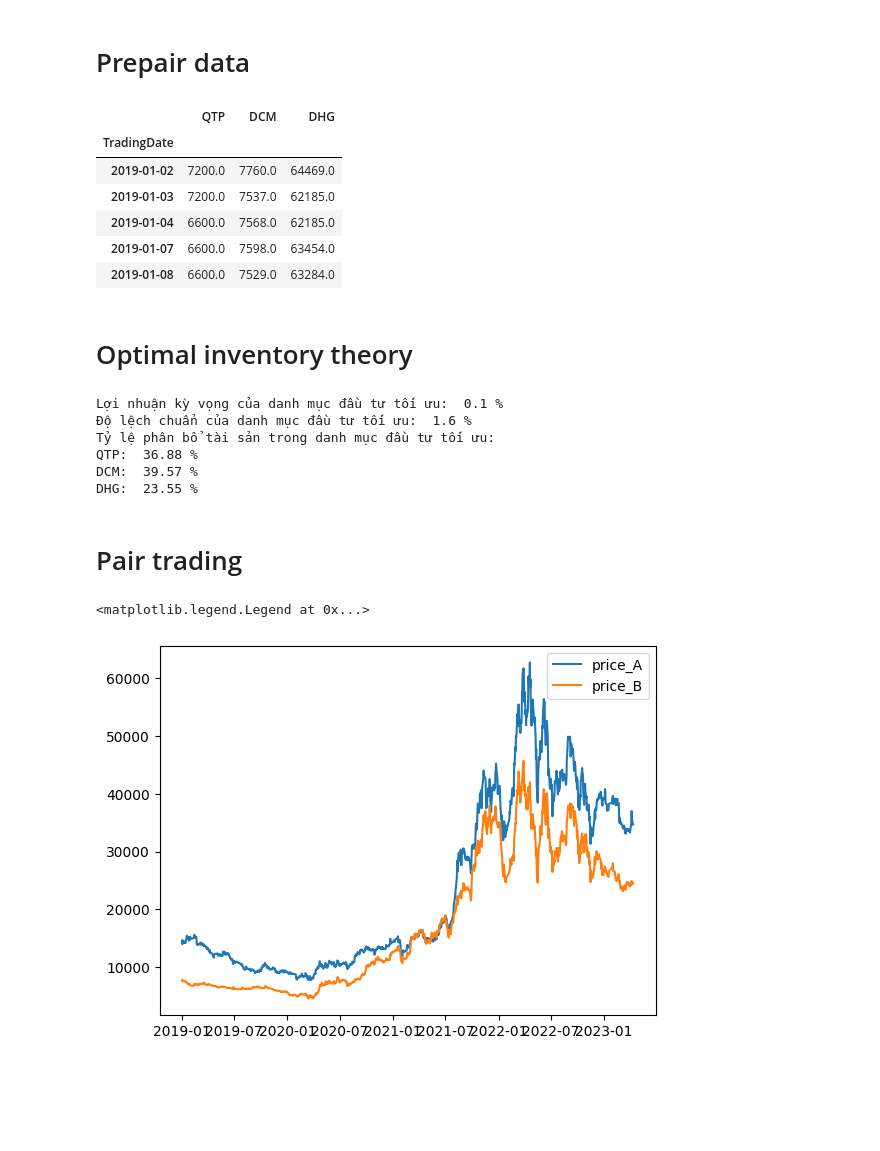
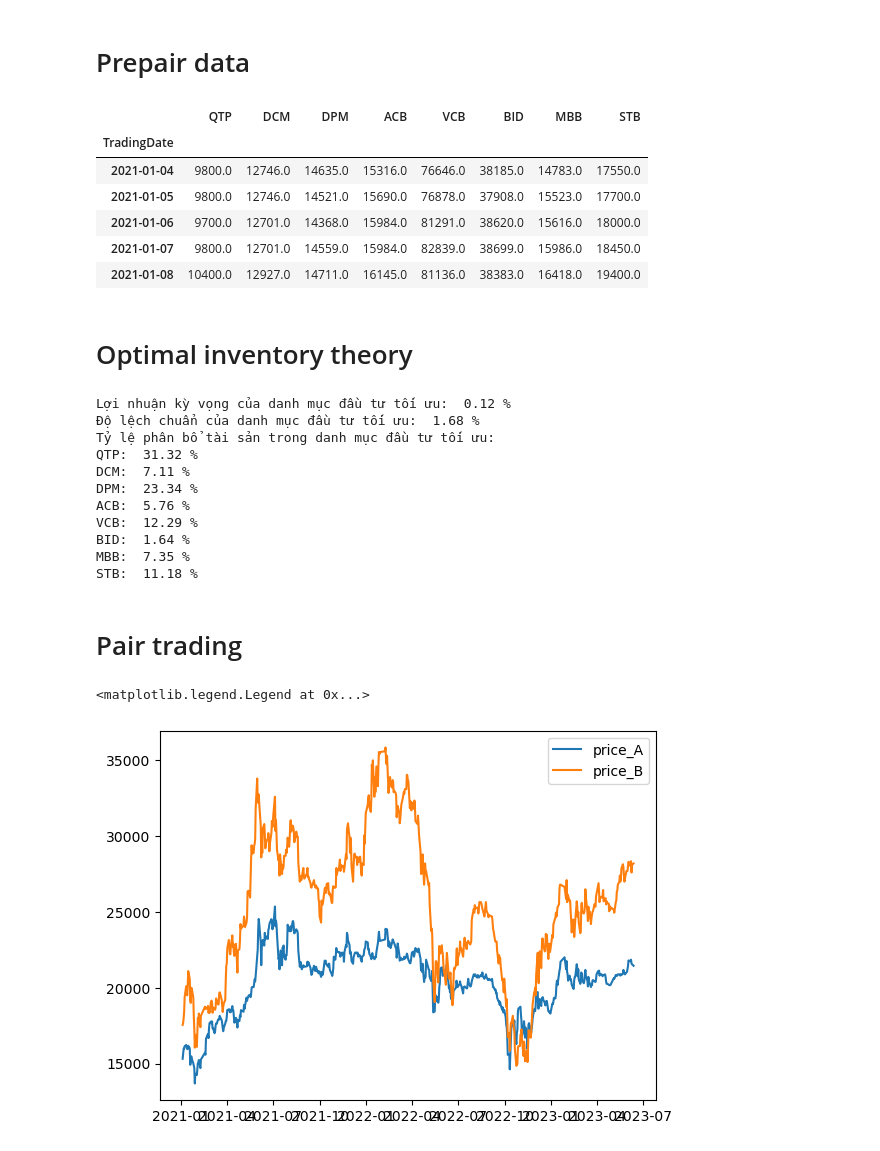
Before and after one commit to tmitrung/AutoTrading, a Jupyter notebook: optimal_theory_pair_trading.ipynb, the cells around one changed output. Saved outputs shown, nothing was run; the diff lists cells and outputs as text; code cells hidden in the pictures; blank space fills up the shorter version.

```diff
--- a/optimal_theory_pair_trading.ipynb
+++ b/optimal_theory_pair_trading.ipynb
@@ -15,14 +15,14 @@ import pandas as pd
 import numpy as np
 
 # Tạo danh sách các mã cổ phiếu
-tickers = ['QTP', 'DCM', 'DPM']
+tickers = ['QTP', 'DCM', 'DPM','ACB','VCB','BID','MBB','STB']
 # Tải dữ liệu giá cổ phiếu từ Yahoo Finance
 data = pd.DataFrame()
 for ticker in tickers:
   try:
     df =  stock_historical_data(symbol=ticker,
-                                start_date="2019-01-01",
-                                end_date='2023-04-11')[['TradingDate', 'Close']]
+                                start_date="2021-01-01",
+                                end_date='2023-06-12')[['TradingDate', 'Close']]
     df.rename(columns={'Close': ticker}, inplace =True)
     df.set_index('TradingDate', inplace=True)
     data = pd.concat([data, df], axis=1)
@@ -34,13 +34,13 @@ data.to_csv('stock_data.csv')
 # %%
 data.head()
 # %% [output]
-|  | QTP | DCM | DHG |
-| TradingDate |  |  |  |
-| 2019-01-02 | 7200.0 | 7760.0 | 64469.0 |
-| 2019-01-03 | 7200.0 | 7537.0 | 62185.0 |
-| 2019-01-04 | 6600.0 | 7568.0 | 62185.0 |
-| 2019-01-07 | 6600.0 | 7598.0 | 63454.0 |
-| 2019-01-08 | 6600.0 | 7529.0 | 63284.0 |
+|  | QTP | DCM | DPM | ACB | VCB | BID | MBB | STB |
+| TradingDate |  |  |  |  |  |  |  |  |
+| 2021-01-04 | 9800.0 | 12746.0 | 14635.0 | 15316.0 | 76646.0 | 38185.0 | 14783.0 | 17550.0 |
+| 2021-01-05 | 9800.0 | 12746.0 | 14521.0 | 15690.0 | 76878.0 | 37908.0 | 15523.0 | 17700.0 |
+| 2021-01-06 | 9700.0 | 12701.0 | 14368.0 | 15984.0 | 81291.0 | 38620.0 | 15616.0 | 18000.0 |
+| 2021-01-07 | 9800.0 | 12701.0 | 14559.0 | 15984.0 | 82839.0 | 38699.0 | 15986.0 | 18450.0 |
+| 2021-01-08 | 10400.0 | 12927.0 | 14711.0 | 16145.0 | 81136.0 | 38383.0 | 16418.0 | 19400.0 |
 # %% [markdown]
 # Optimal inventory theory
 # %%
@@ -86,11 +86,16 @@ print("Tỷ lệ phân bổ tài sản trong danh mục đầu tư tối ưu: ")
 for i in range(len(tickers)):
     print(tickers[i] + ": ", np.round(optimal_weights[i] * 100, 2), "%")
 # %% [output]
-Lợi nhuận kỳ vọng của danh mục đầu tư tối ưu:  0.1 %
-Độ lệch chuẩn của danh mục đầu tư tối ưu:  1.6 %
+Lợi nhuận kỳ vọng của danh mục đầu tư tối ưu:  0.12 %
+Độ lệch chuẩn của danh mục đầu tư tối ưu:  1.68 %
 Tỷ lệ phân bổ tài sản trong danh mục đầu tư tối ưu:
-QTP:  36.88 %
-DCM:  39.57 %
-DHG:  23.55 %
+QTP:  31.32 %
+DCM:  7.11 %
+DPM:  23.34 %
+ACB:  5.76 %
+VCB:  12.29 %
+BID:  1.64 %
+MBB:  7.35 %
+STB:  11.18 %
 # %% [markdown]
 # Pair trading
@@ -97,16 +104,16 @@ DHG:  23.55 %
 # %%
 df = pd.DataFrame()
-df['price_A'] = data['DPM']
-df['price_B'] = data['DCM']
+df['price_A'] = data['ACB']
+df['price_B'] = data['STB']
 df['date'] = data.index
 
 plt.plot(df['price_A'])
 plt.plot(df['price_B'])
 
 plt.legend(['price_A', 'price_B'])
 # %% [output]
 <matplotlib.legend.Legend at 0x...>
-[figure, old version]
+[figure, new version]
 # %%
 plt.plot(df['price_A']-df['price_B'])
 # %% [output]
```
Also changed, not shown: parts of 4 cells of this notebook, 1 other file.
